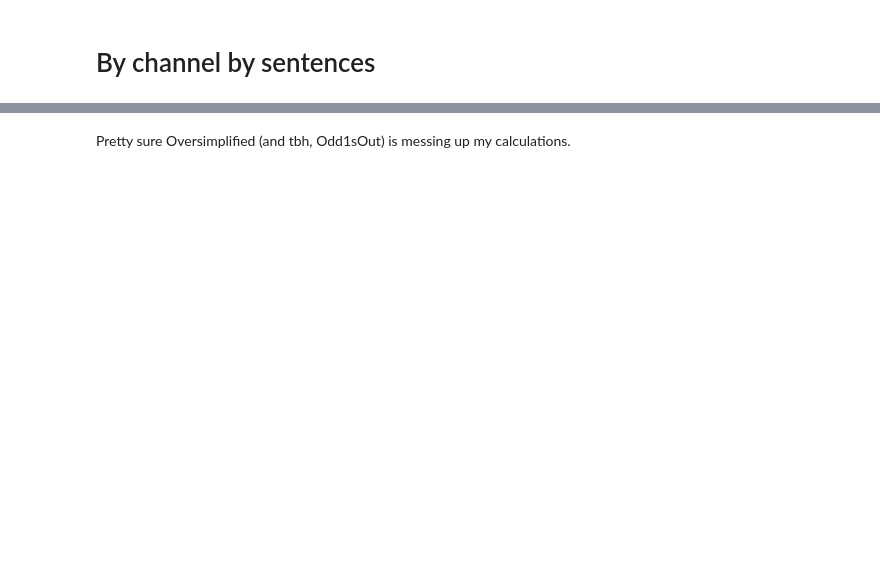
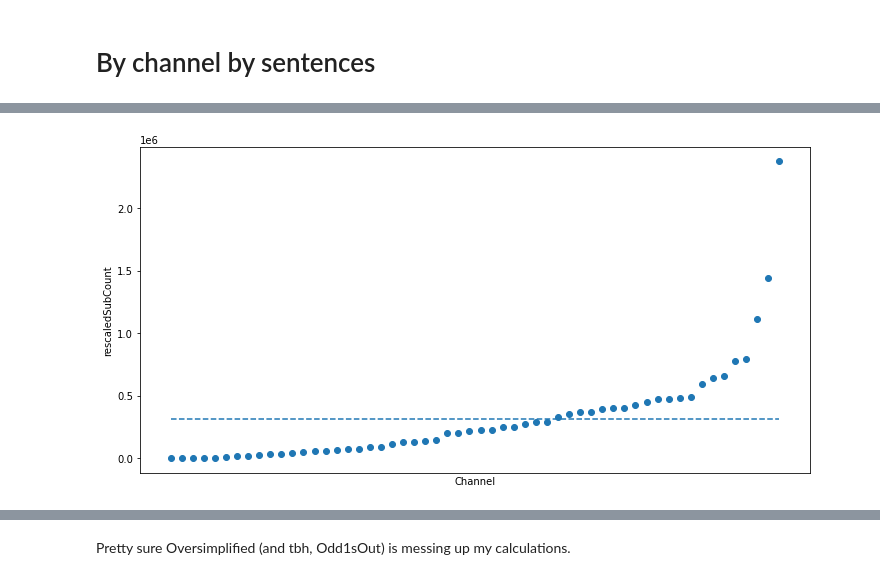
Before and after one commit to ojiwon-kenobi/youtuberChannels, a Jupyter notebook: semantic_analysis/semantic_analysis.ipynb, the cells around one changed output, grey strips where cells are left out. Drawn from its saved outputs; the diff is of its cells as text; code cells hidden in the pictures; blank space fills up the shorter version.

```diff
--- a/semantic_analysis/semantic_analysis.ipynb
+++ b/semantic_analysis/semantic_analysis.ipynb
@@ -354,30 +668,32 @@ sctrs
 # %%
 x_name = "Channel"
 y_name = "rescaledSubCount"
 tooltip_name = "subCountPerYearSinceFirstUpload"
 
 x= sctrs['channelName']
 y= sctrs['rescaledSubCount']
 tt = sctrs['rescaledSubCount']
 
 fig, ax = plt.subplots(1, figsize=(12,6))
 sc = ax.scatter(x, y)
 avg_rescaledSubcount= sum(y)/len(LIST_OF_CHANNEL_NAMES)
 # Plot the average line
-mean_x=np.arange(0,33,1)
+mean_x=np.arange(0,56,1)
 mean_y=[avg_rescaledSubcount for i in np.zeros_like(x)]
 mean_line = ax.plot(mean_x, mean_y, label='Mean', linestyle='--')
 plt.tick_params(
     axis='x',          # changes apply to the x-axis
     which='both',      # both major and minor ticks are affected
     bottom=False,      # ticks along the bottom edge are off
     top=False,         # ticks along the top edge are off
     labelbottom=False) # labels along the bottom edge are off
 cursor = mplcursors.cursor(sc, hover=True)
 
 plt.xlabel(x_name)
 plt.ylabel(y_name)
 plt.show()
+# %% [output]
+[figure, added]
 # %%
 semantic_df = pd.DataFrame.from_dict({'channelName': channelHolisticInfoDf['channelName'], 'rescaledSubCount': subsPerYearSinceFirstUpload, 'positivityScores': channelName_to_scores.values()})
 def generate_plot(semantic_df):
```
Also changed, not shown: parts of 24 cells of this notebook, 2 other files.
